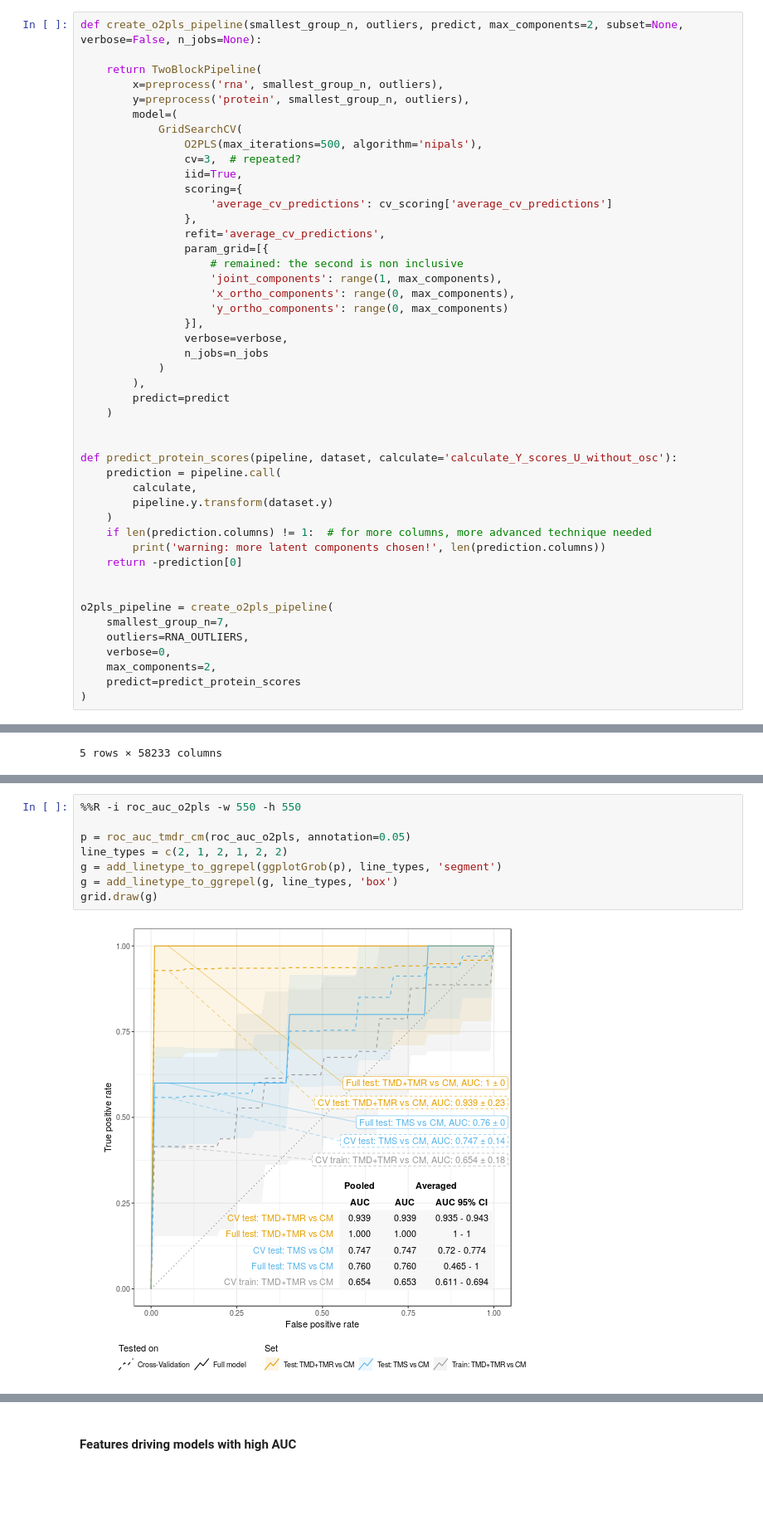
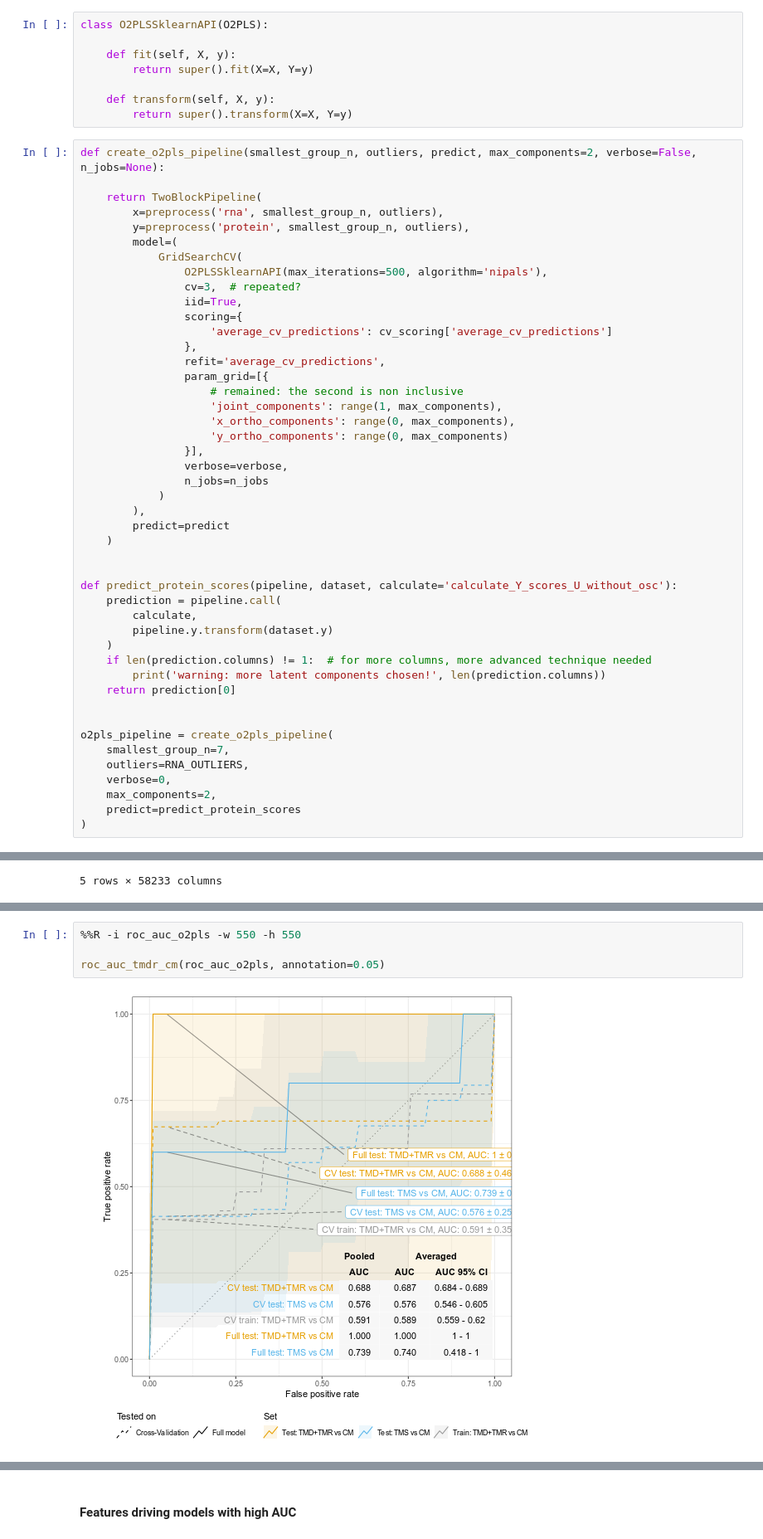
Before and after one commit to krassowski/meningitis-integration, a Jupyter notebook: analyses/integration/O2-PLS.ipynb, the cells around one changed output, grey strips where cells are left out. Shown at 83% size. Drawn from its saved outputs; the diff is of its cells as text; blank space fills up the shorter version.

```diff
--- a/analyses/integration/O2-PLS.ipynb
+++ b/analyses/integration/O2-PLS.ipynb
@@ -120,15 +119,23 @@ import::here(
 )
 # %% [markdown]
 ## Using protein scores extracted by O2PLS
+# %%
+class O2PLSSklearnAPI(O2PLS):
+
+    def fit(self, X, y):
+        return super().fit(X=X, Y=y)
+
+    def transform(self, X, y):
+        return super().transform(X=X, Y=y)
 # %%
-def create_o2pls_pipeline(smallest_group_n, outliers, predict, max_components=2, subset=None, verbose=False, n_jobs=None):
+def create_o2pls_pipeline(smallest_group_n, outliers, predict, max_components=2, verbose=False, n_jobs=None):
 
     return TwoBlockPipeline(
         x=preprocess('rna', smallest_group_n, outliers),
         y=preprocess('protein', smallest_group_n, outliers),
         model=(
             GridSearchCV(
-                O2PLS(max_iterations=500, algorithm='nipals'),
+                O2PLSSklearnAPI(max_iterations=500, algorithm='nipals'),
                 cv=3,  # repeated?
                 iid=True,
                 scoring={
@@ -156,7 +163,7 @@ def predict_protein_scores(pipeline, dataset, calculate='calculate_Y_scores_U_wi
     )
     if len(prediction.columns) != 1:  # for more columns, more advanced technique needed
         print('warning: more latent components chosen!', len(prediction.columns))
-    return -prediction[0]
+    return prediction[0]
 
 
 o2pls_pipeline = create_o2pls_pipeline(
@@ -246,10 +260,6 @@ joint_o2pls.training_dataset.data['x'].head()
 # %%
 %%R -i roc_auc_o2pls -w 550 -h 550
 
-p = roc_auc_tmdr_cm(roc_auc_o2pls, annotation=0.05)
-line_types = c(2, 1, 2, 1, 2, 2)
-g = add_linetype_to_ggrepel(ggplotGrob(p), line_types, 'segment')
-g = add_linetype_to_ggrepel(g, line_types, 'box')
-grid.draw(g)
+roc_auc_tmdr_cm(roc_auc_o2pls, annotation=0.05)
 # %% [output]
-[figure, old version]
+[figure, new version]
```
Also changed, not shown: parts of 18 cells of this notebook.
